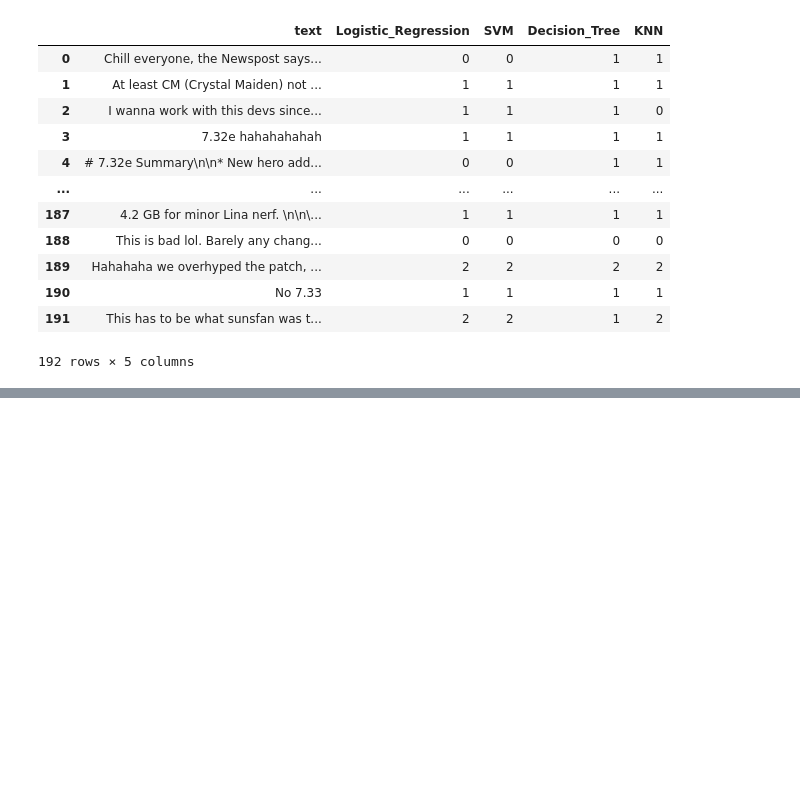
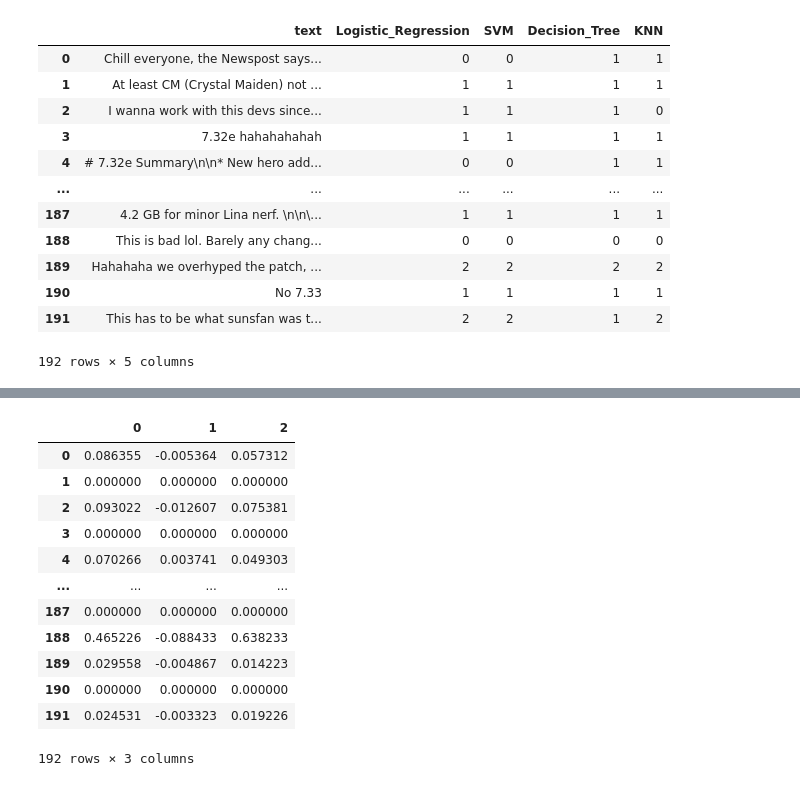
Before and after one commit to ntran119/GoEmotions_Brainstation_Cap, a Jupyter notebook: GoEmo_Week3.ipynb, the cells around one changed output, grey strips where cells are left out. Cells and saved outputs as stored; diff of their text form; code cells hidden in the pictures; blank space fills up the shorter version.

```diff
--- a/GoEmo_Week3.ipynb
+++ b/GoEmo_Week3.ipynb
@@ -543,0 +569,16 @@ reddit
+# %%
+reddit_pca_df
+# %% [output]
+|  | 0 | 1 | 2 |
+| 0 | 0.086355 | -0.005364 | 0.057312 |
+| 1 | 0.000000 | 0.000000 | 0.000000 |
+| 2 | 0.093022 | -0.012607 | 0.075381 |
+| 3 | 0.000000 | 0.000000 | 0.000000 |
+| 4 | 0.070266 | 0.003741 | 0.049303 |
+| ... | ... | ... | ... |
+| 187 | 0.000000 | 0.000000 | 0.000000 |
+| 188 | 0.465226 | -0.088433 | 0.638233 |
+| 189 | 0.029558 | -0.004867 | 0.014223 |
+| 190 | 0.000000 | 0.000000 | 0.000000 |
+| 191 | 0.024531 | -0.003323 | 0.019226 |
+192 rows × 3 columns
```
Also changed, not shown: parts of 7 cells of this notebook, 5 other files.
